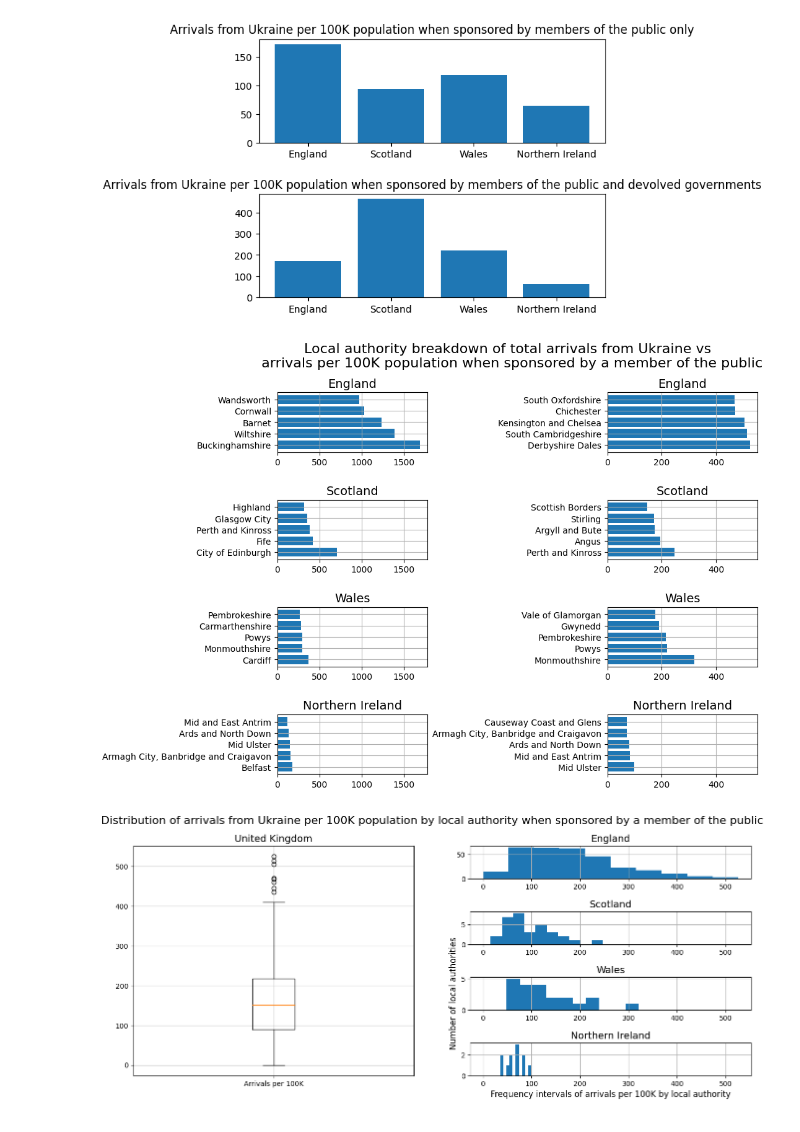
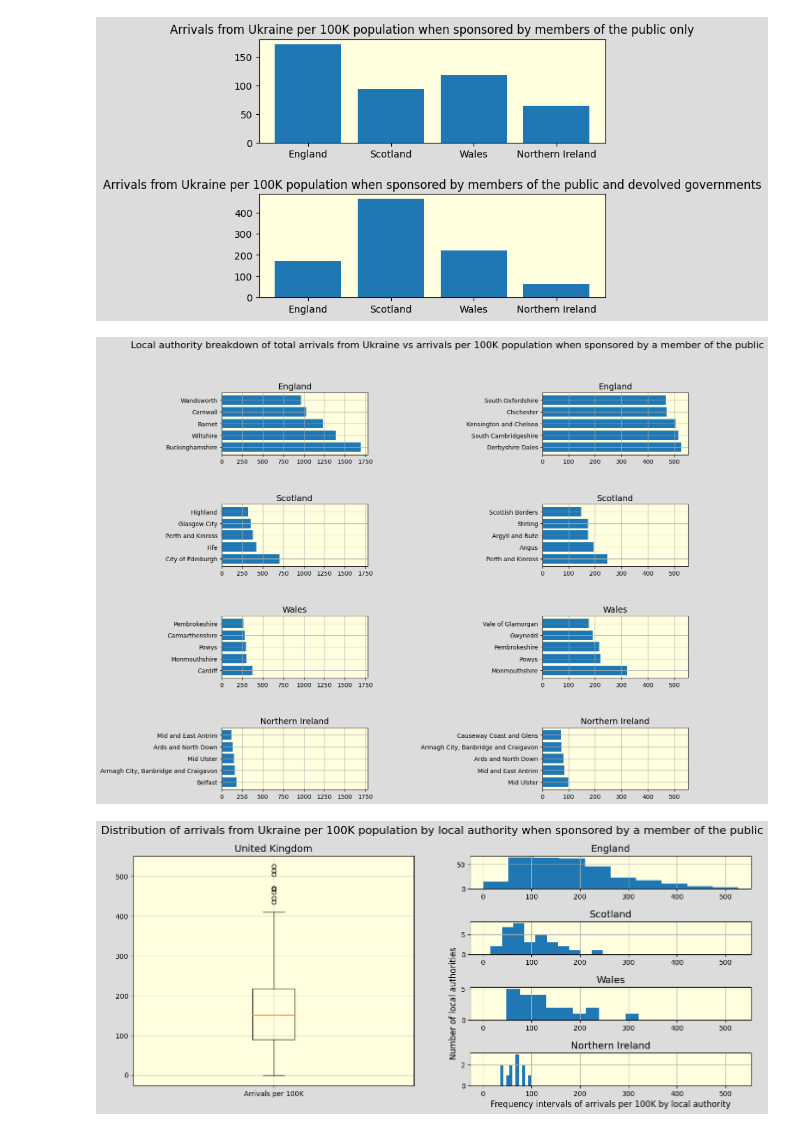
Before and after one commit to yuliiabosher/Python-with-Data-course, a Jupyter notebook: Worksheets/Data_Exploration_project.ipynb, the cells around one changed output. Saved outputs shown, nothing was run; the diff lists cells and outputs as text; code cells hidden in the pictures.

```diff
--- a/Worksheets/Data_Exploration_project.ipynb
+++ b/Worksheets/Data_Exploration_project.ipynb
@@ -231,43 +236,51 @@ x3 = members_of_public[members_of_public['Country'] == 'Wales'].sort_values('Arr
 y3 = members_of_public[members_of_public['Country'] == 'Wales'].sort_values('Arrivals', ascending=False).head()['Arrivals']
 x4 = members_of_public[members_of_public['Country'] == 'Northern Ireland'].sort_values('Arrivals', ascending=False).head()['Local authority name']
 y4 = members_of_public[members_of_public['Country'] == 'Northern Ireland'].sort_values('Arrivals', ascending=False).head()['Arrivals']
-fig, axs = plt.subplots(4,2, sharex='col', figsize=(10,8))
+fig, axs = plt.subplots(4,2, sharex='col', figsize=(14,12), facecolor='gainsboro')
 fig.subplots_adjust(hspace=0.8, wspace=1.2)
-fig.suptitle('Local authority breakdown of total arrivals from Ukraine vs \n arrivals per 100K population when sponsored by a member of the public', fontsize=16)
+fig.suptitle('Local authority breakdown of total arrivals from Ukraine vs arrivals per 100K population when sponsored by a member of the public', fontsize=16)
 axs[0,1].barh(xe, ye)
 axs[0,1].set_title('England', fontsize=14)
 axs[0,1].xaxis.set_tick_params(labelbottom=True)
 axs[0,1].grid()
+axs[0,1].set_facecolor('lightyellow')
 axs[1,1].barh(xs, ys)
 axs[1,1].set_title('Scotland', fontsize=14)
 axs[1,1].xaxis.set_tick_params(labelbottom=True)
 axs[1,1].grid()
+axs[1,1].set_facecolor('lightyellow')
 axs[2,1].barh(xw, yw)
 axs[2,1].set_title('Wales', fontsize=14)
 axs[2,1].xaxis.set_tick_params(labelbottom=True)
 axs[2,1].grid()
+axs[2,1].set_facecolor('lightyellow')
 axs[3,1].barh(xi, yi)
 axs[3,1].set_title('Northern Ireland', fontsize=14)
 axs[3,1].xaxis.set_tick_params(labelbottom=True)
 axs[3,1].grid()
+axs[3,1].set_facecolor('lightyellow')
 axs[0,0].barh(x1, y1)
 axs[0,0].set_title('England', fontsize=14)
 axs[0,0].xaxis.set_tick_params(labelbottom=True)
 axs[0,0].grid()
+axs[0,0].set_facecolor('lightyellow')
 axs[1,0].barh(x2, y2)
 axs[1,0].set_title('Scotland', fontsize=14)
 axs[1,0].xaxis.set_tick_params(labelbottom=True)
 axs[1,0].grid()
+axs[1,0].set_facecolor('lightyellow')
 axs[2,0].barh(x3,y3)
 axs[2,0].set_title('Wales', fontsize=14)
 axs[2,0].xaxis.set_tick_params(labelbottom=True)
 axs[2,0].grid()
+axs[2,0].set_facecolor('lightyellow')
 axs[3,0].barh(x4,y4)
 axs[3,0].grid()
 axs[3,0].set_title('Northern Ireland', fontsize=14)
 axs[3,0].xaxis.set_tick_params(labelbottom=True)
+axs[3,0].set_facecolor('lightyellow')
 # %% [output]
-[figure, old version]
+[figure, new version]
 # %%
 e = county_joined[county_joined['Country'] == 'England']['Arrivals per 100K']
 s = county_joined[county_joined['Country'] == 'Scotland']['Arrivals per 100K']
```
Also changed, not shown: parts of 8 cells of this notebook.
